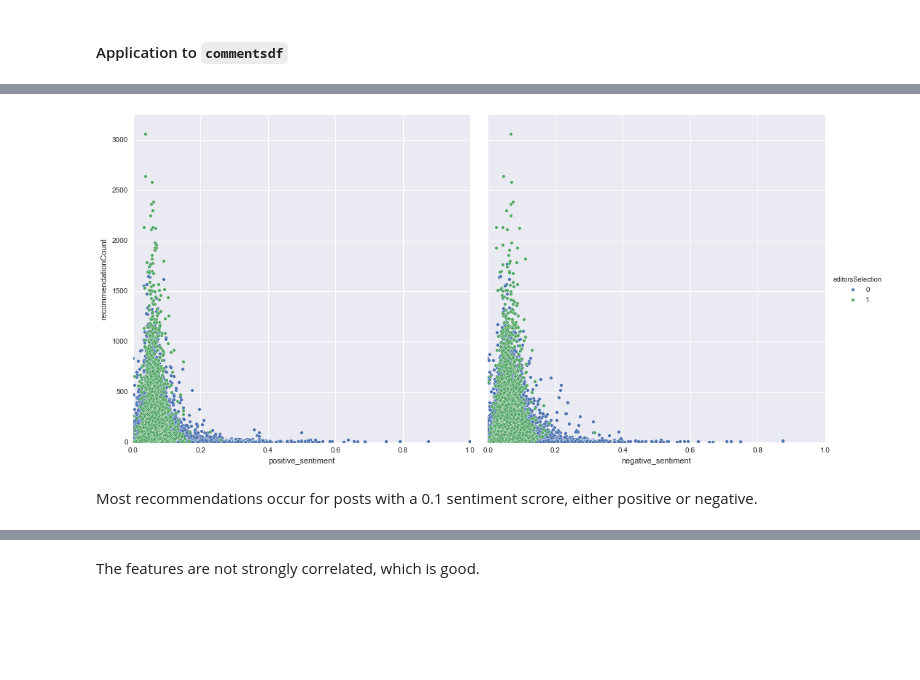
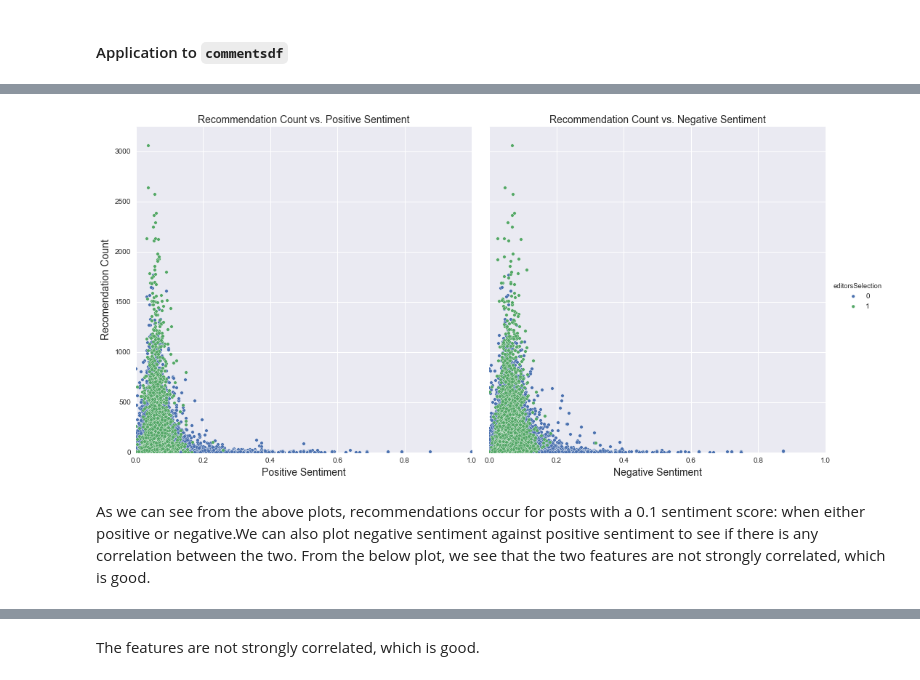
Before and after one commit to CS109-comment/NYTimes-Comment-Popularity-Prediction, a Jupyter notebook: AJ going through notebook to make final edits.ipynb, the cells around one changed output, grey strips where cells are left out. Saved outputs shown, nothing was run; the diff lists cells and outputs as text; code cells hidden in the pictures; blank space fills up the shorter version.

```diff
--- a/AJ going through notebook to make final edits.ipynb
+++ b/AJ going through notebook to make final edits.ipynb
@@ -475,15 +526,21 @@ commentsdf.head()
 # %%
 # Checking if the feature looks valid
 
 pair = sns.pairplot(commentsdf, x_vars=['positive_sentiment', 'negative_sentiment'],
                     y_vars=['recommendationCount'], hue='editorsSelection', size=7);
 axes = pair.axes;
 axes[0, 0].set_xlim(0, 1);
 axes[0, 0].set_ylim(0, 3250);
 axes[0, 1].set_xlim(0, 1);
 axes[0, 1].set_ylim(0, 3250);
+axes[0, 0].set_xlabel("Positive Sentiment", fontsize=14)
+axes[0, 1].set_xlabel("Negative Sentiment", fontsize=14)
+axes[0, 0].set_ylabel("Recomendation Count", fontsize=14)
+axes[0, 0].set_title("Recommendation Count vs. Positive Sentiment", fontsize=14)
+axes[0, 1].set_title("Recommendation Count vs. Negative Sentiment", fontsize=14)
+plt.show()
 # %% [output]
-[figure, old version]
+[figure, new version]
-# %% [markdown]
-Most recommendations occur for posts with a 0.1 sentiment scrore, either positive or negative.
+# %% [markdown]
+As we can see from the above plots, recommendations occur for posts with a 0.1 sentiment score: when either positive or negative.We can also plot negative sentiment against positive sentiment to see if there is any correlation between the two. From the below plot, we see that the two features are not strongly correlated, which is good.
 # %%
```
Also changed, not shown: parts of 48 cells of this notebook.
